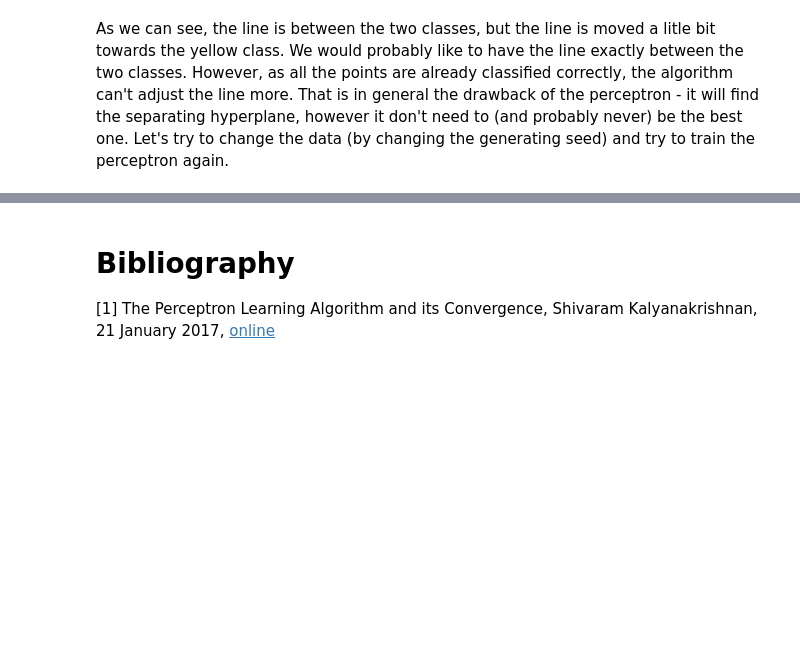
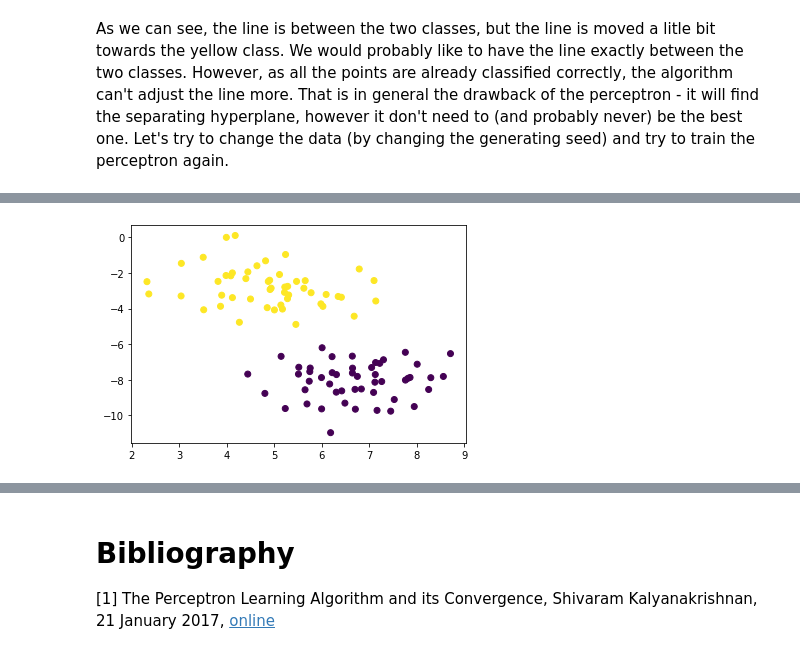
Before and after one commit to PatrikValkovic/neural-networks-step-by-step, a Jupyter notebook: 01-perceptron.ipynb, the cells around one changed output, grey strips where cells are left out. Saved outputs shown, nothing was run; the diff lists cells and outputs as text; code cells hidden in the pictures; blank space fills up the shorter version.

```diff
--- a/01-perceptron.ipynb
+++ b/01-perceptron.ipynb
@@ -157,0 +288,10 @@ plt.plot(
+# %%
+data, classes = sklearn.datasets.make_blobs(
+    n_features=2,
+    centers=2,
+    random_state=44
+)
+plt.scatter(data[:,0], data[:,1], c=classes)
+plt.show()
+# %% [output]
+[figure, added]
```
Also changed, not shown: parts of 22 cells of this notebook.
